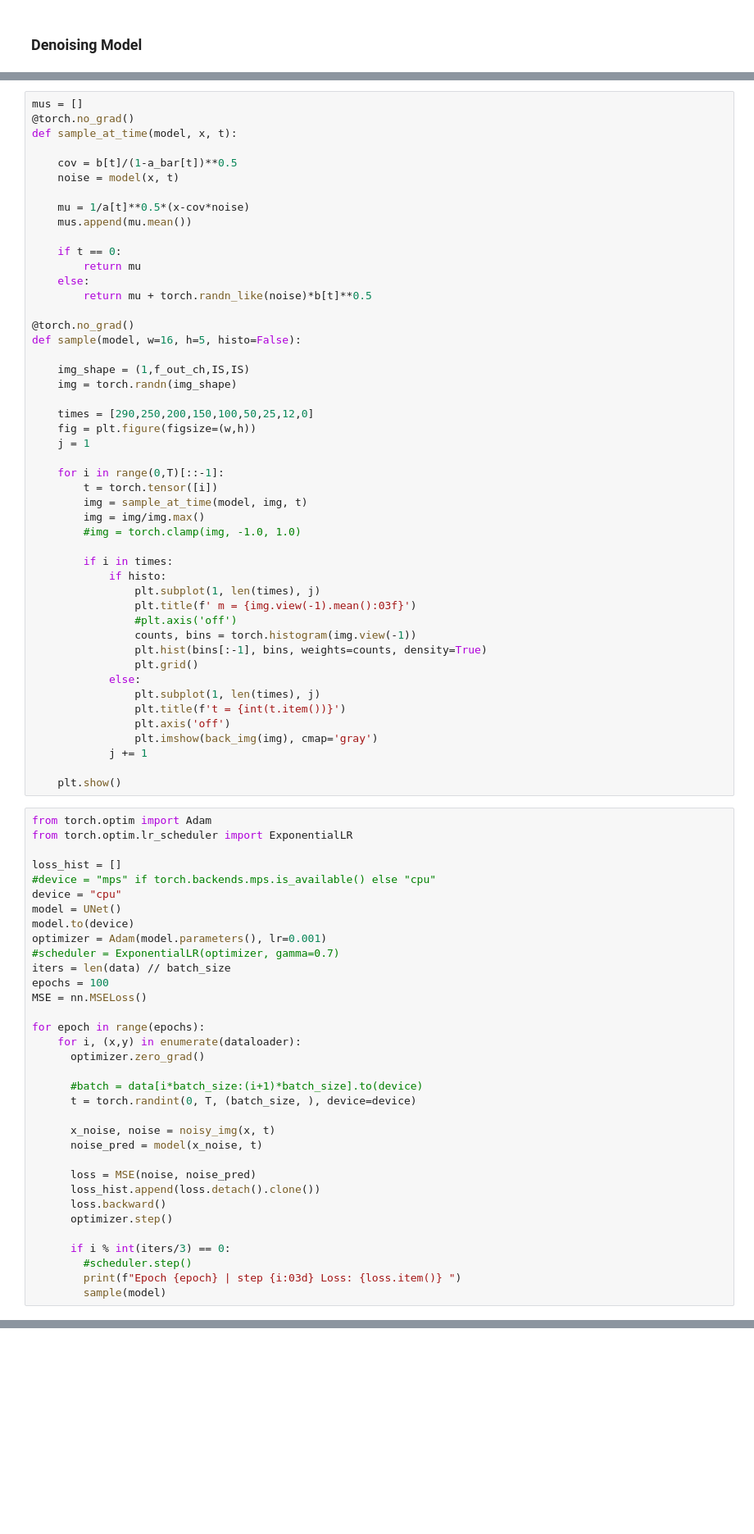
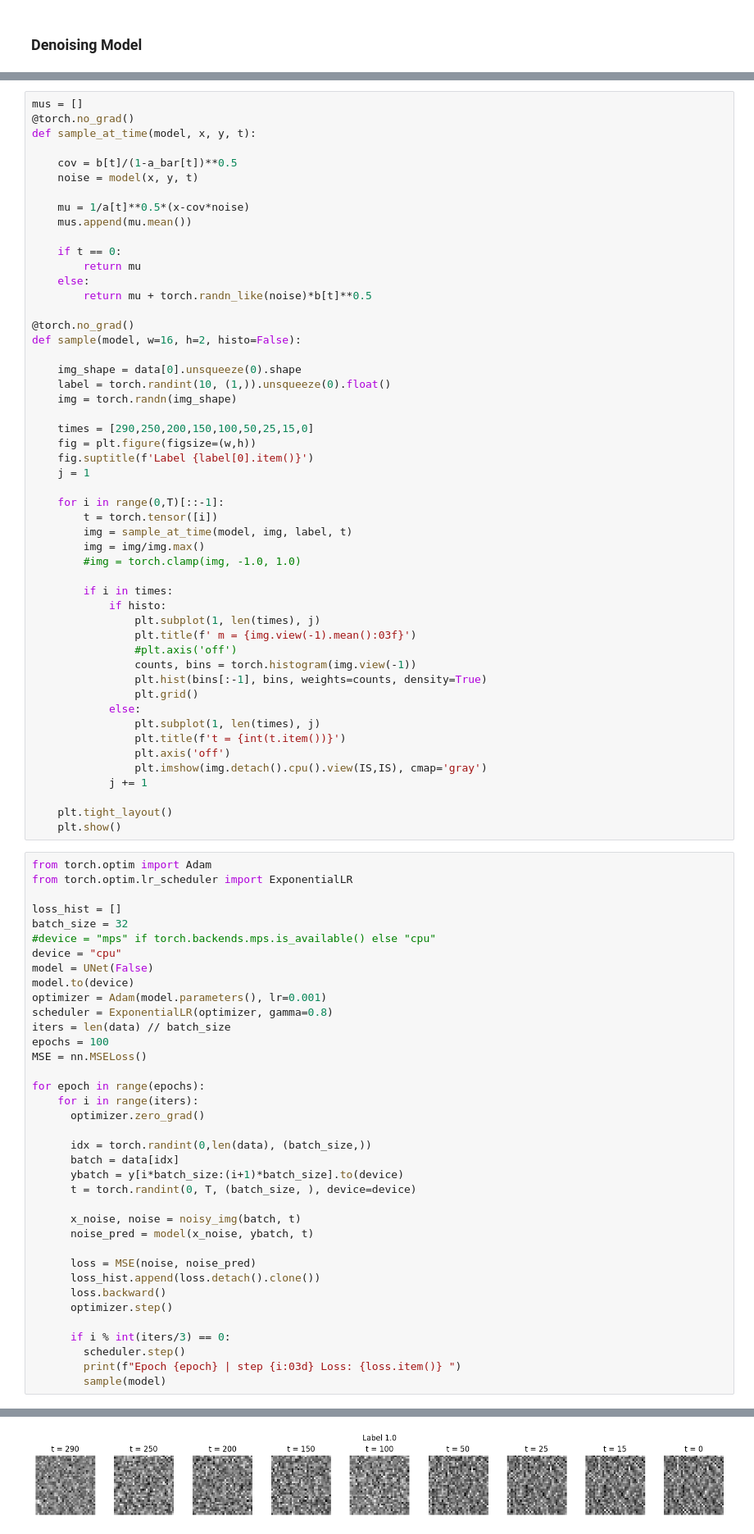
Before and after one commit to alessandrobreccia99/Simple_Diffusion, a Jupyter notebook: DDPM.ipynb, the cells around one changed output, grey strips where cells are left out. Shown at 82% size. Cells and saved outputs as stored; diff of their text form; blank space fills up the shorter version.

```diff
--- a/DDPM.ipynb
+++ b/DDPM.ipynb
@@ -230,10 +182,10 @@ UNet(
 # %%
 mus = []
 @torch.no_grad()
-def sample_at_time(model, x, t):
+def sample_at_time(model, x, y, t):
 
     cov = b[t]/(1-a_bar[t])**0.5
-    noise = model(x, t)
+    noise = model(x, y, t)
 
     mu = 1/a[t]**0.5*(x-cov*noise)
     mus.append(mu.mean())
@@ -244,18 +196,20 @@ def sample_at_time(model, x, t):
         return mu + torch.randn_like(noise)*b[t]**0.5
 
 @torch.no_grad()
-def sample(model, w=16, h=5, histo=False):
+def sample(model, w=16, h=2, histo=False):
 
-    img_shape = (1,f_out_ch,IS,IS)
+    img_shape = data[0].unsqueeze(0).shape
+    label = torch.randint(10, (1,)).unsqueeze(0).float()
     img = torch.randn(img_shape)
 
-    times = [290,250,200,150,100,50,25,12,0]
+    times = [290,250,200,150,100,50,25,15,0]
     fig = plt.figure(figsize=(w,h))
+    fig.suptitle(f'Label {label[0].item()}')
     j = 1
 
     for i in range(0,T)[::-1]:
         t = torch.tensor([i])
-        img = sample_at_time(model, img, t)
+        img = sample_at_time(model, img, label, t)
         img = img/img.max()
         #img = torch.clamp(img, -1.0, 1.0)
 
@@ -271,34 +225,38 @@ def sample(model, w=16, h=5, histo=False):
                 plt.subplot(1, len(times), j)
                 plt.title(f't = {int(t.item())}')
                 plt.axis('off')
-                plt.imshow(back_img(img), cmap='gray')
+                plt.imshow(img.detach().cpu().view(IS,IS), cmap='gray')
             j += 1
 
+    plt.tight_layout()
     plt.show()
 # %%
 from torch.optim import Adam
 from torch.optim.lr_scheduler import ExponentialLR
 
 loss_hist = []
+batch_size = 32
 #device = "mps" if torch.backends.mps.is_available() else "cpu"
 device = "cpu"
-model = UNet()
+model = UNet(False)
 model.to(device)
 optimizer = Adam(model.parameters(), lr=0.001)
-#scheduler = ExponentialLR(optimizer, gamma=0.7)
+scheduler = ExponentialLR(optimizer, gamma=0.8)
 iters = len(data) // batch_size
 epochs = 100
 MSE = nn.MSELoss()
 
 for epoch in range(epochs):
-    for i, (x,y) in enumerate(dataloader):
+    for i in range(iters):
       optimizer.zero_grad()
 
-      #batch = data[i*batch_size:(i+1)*batch_size].to(device)
+      idx = torch.randint(0,len(data), (batch_size,))
+      batch = data[idx]
+      ybatch = y[i*batch_size:(i+1)*batch_size].to(device)
       t = torch.randint(0, T, (batch_size, ), device=device)
 
-      x_noise, noise = noisy_img(x, t)
-      noise_pred = model(x_noise, t)
+      x_noise, noise = noisy_img(batch, t)
+      noise_pred = model(x_noise, ybatch, t)
 
       loss = MSE(noise, noise_pred)
       loss_hist.append(loss.detach().clone())
@@ -306,7 +264,7 @@ for epoch in range(epochs):
       optimizer.step()
 
       if i % int(iters/3) == 0:
-        #scheduler.step()
+        scheduler.step()
         print(f"Epoch {epoch} | step {i:03d} Loss: {loss.item()} ")
         sample(model)
 # %% [output]
@@ -313,0 +272 @@ ValueError: too many values to unpack (expected 2)
+[figure, added]
```
Also changed, not shown: parts of 19 cells of this notebook.
